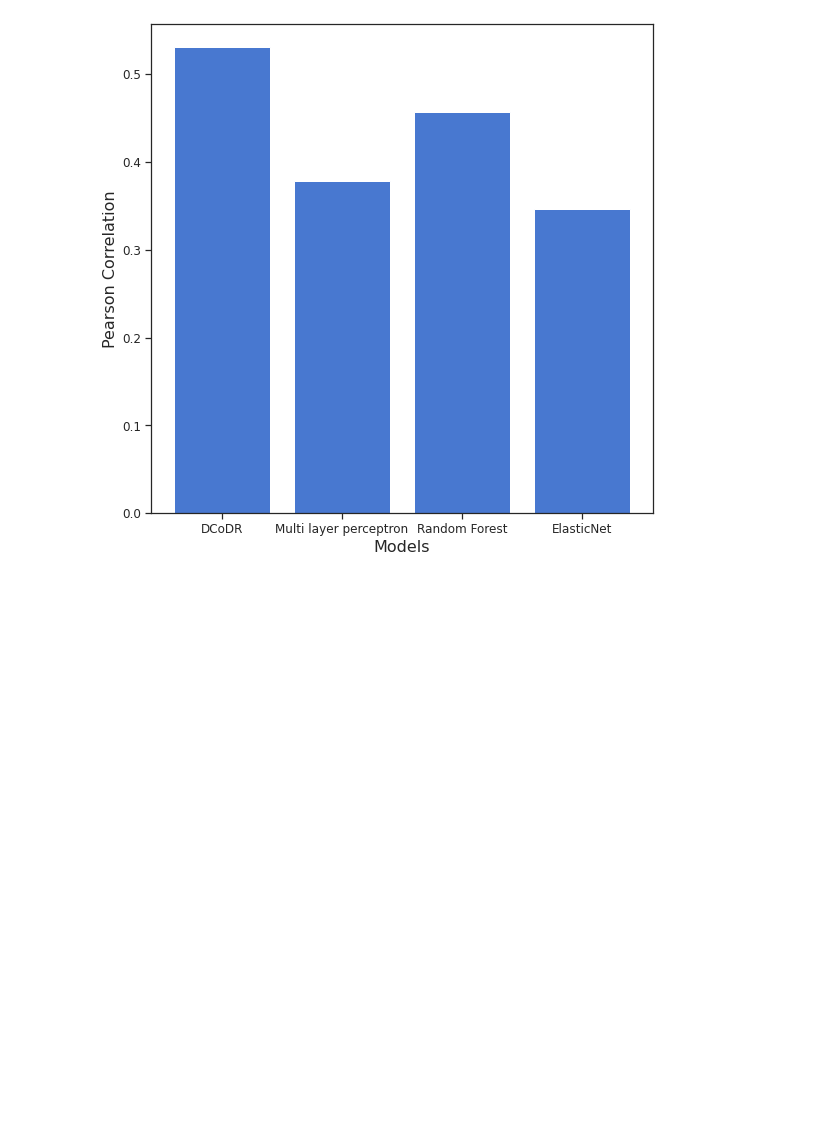
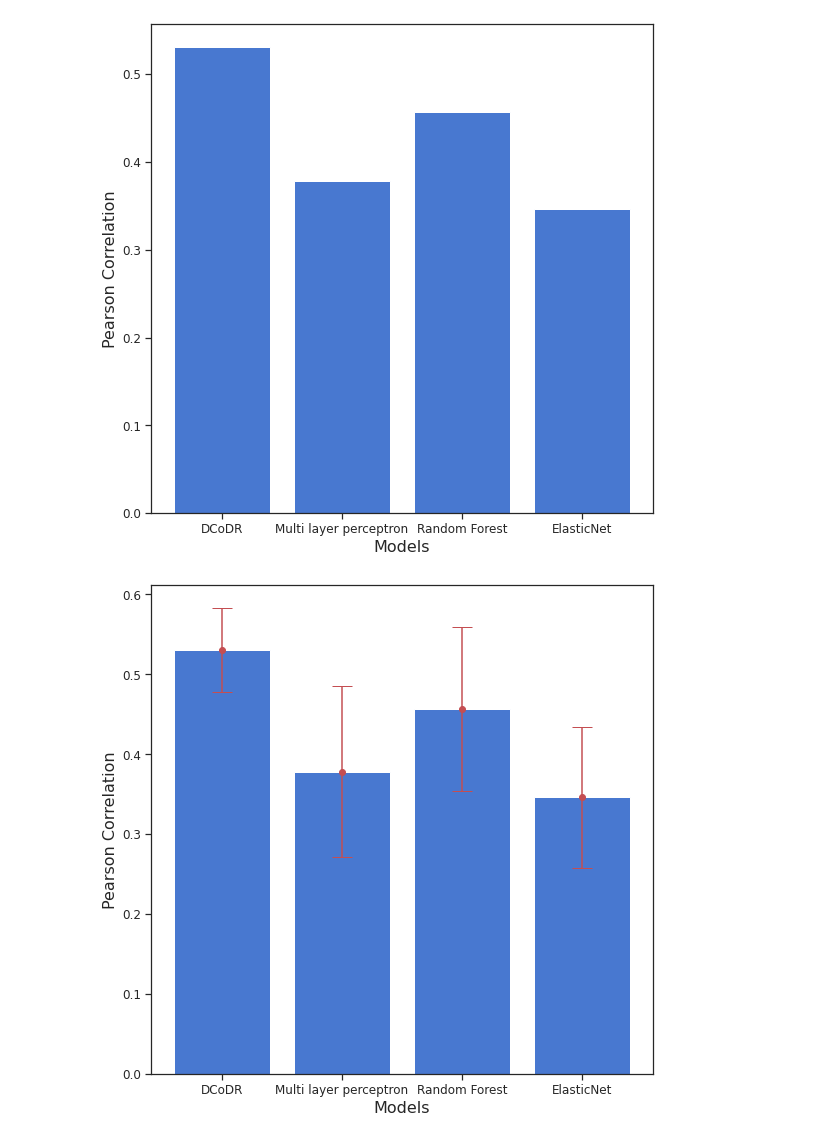
Before and after one commit to aksinghal5590/dcodr, a Jupyter notebook: notebooks/model_comparison.ipynb, the cells around one changed output. Saved outputs shown, nothing was run; the diff lists cells and outputs as text; code cells hidden in the pictures; blank space fills up the shorter version.

```diff
--- a/notebooks/model_comparison.ipynb
+++ b/notebooks/model_comparison.ipynb
@@ -76,7 +76,7 @@ def create_confusion_matrix(sens, res, pred_sens, pred_res):
 
     return cont_table, odds_ratio
 # %%
-def create_true_auc_waterfall(test_df, sens_df, res_df, pred_sens_df, pred_res_df, title):
+def create_true_auc_waterfall(sens_df, res_df, pred_sens_df, pred_res_df, title):
 
     fig, ax = plt.subplots(figsize=(8, 8))
 
@@ -92,11 +92,8 @@ def create_true_auc_waterfall(test_df, sens_df, res_df, pred_sens_df, pred_res_d
         if cell_name in list(pred_res_df['cell_line']):
             data_list.append((cell_name, row['auc'], 'red'))
 
-        elif cell_name in list(pred_sens_df['cell_line']):
+        if cell_name in list(pred_sens_df['cell_line']):
             data_list.append((cell_name, row['auc'], 'blue'))
-
-        #if row['auc'] < min(res_df['auc']) and row['auc'] > max(sens_df['auc']):
-        #    data_list.append((cell_name, row['auc'], 'grey'))
 
     ax.bar([d[0] for d in data_list], [d[1] for d in data_list], color=[d[2] for d in data_list], width=1, edgecolor='none')
     ax.set_xticks([])
@@ -224,6 +195,19 @@ def create_bar_chart(x, data, x_title, y_title):
     ax.set_ylabel(y_title)
     plt.show()
     return fig
+# %%
+def create_bar_chart_with_errors(x, data, errors, x_title, y_title):
+    fig = plt.figure(figsize=(9, 9))
+    ax = fig.add_subplot(111)
+    x_pos = [i for i, _ in enumerate(x)]
+    x_labels = [s for _,s in enumerate(x)]
+    ax.bar(x_pos, data, align='center', alpha=1.0)
+    ax.errorbar(x_pos, data, yerr=errors, fmt='o', color='r', capsize=10)
+    plt.xticks(x_pos, x)
+    ax.set_xlabel(x_title)
+    ax.set_ylabel(y_title)
+    plt.show()
+    return fig
 # %%
 def create_histogram(data, x_title, y_title):
     fig = plt.figure(figsize=(9, 8))
@@ -933,4 +915,22 @@ x = data.columns
 palbo_perf_barchart = create_bar_chart(x, data.iloc[0], 'Models', 'Pearson Correlation')
 # %% [output]
 [figure]
+# %%
+errors = []
+
+vnn_std = np.std(vnn_results_3class_df.drop(['Drug'], axis=1).iloc[0])
+errors.append(vnn_std)
+
+vnn_std = np.std(mlp_3class_df.drop(['Drug'], axis=1).iloc[0])
+errors.append(vnn_std)
+
+rdf_std = np.std(randomforest_3class_df.drop(['Drug'], axis=1).iloc[0])
+errors.append(rdf_std)
+
+eln_std = np.std(elasticnet_3class_df.drop(['Drug'], axis=1).iloc[0])
+errors.append(eln_std)
+
+palbo_barchart_err = create_bar_chart_with_errors(x, data.iloc[0], errors, 'Models', 'Pearson Correlation')
+# %% [output]
+[figure, added]
 # %%
```
Also changed, not shown: parts of 30 cells of this notebook, 1 other file.
